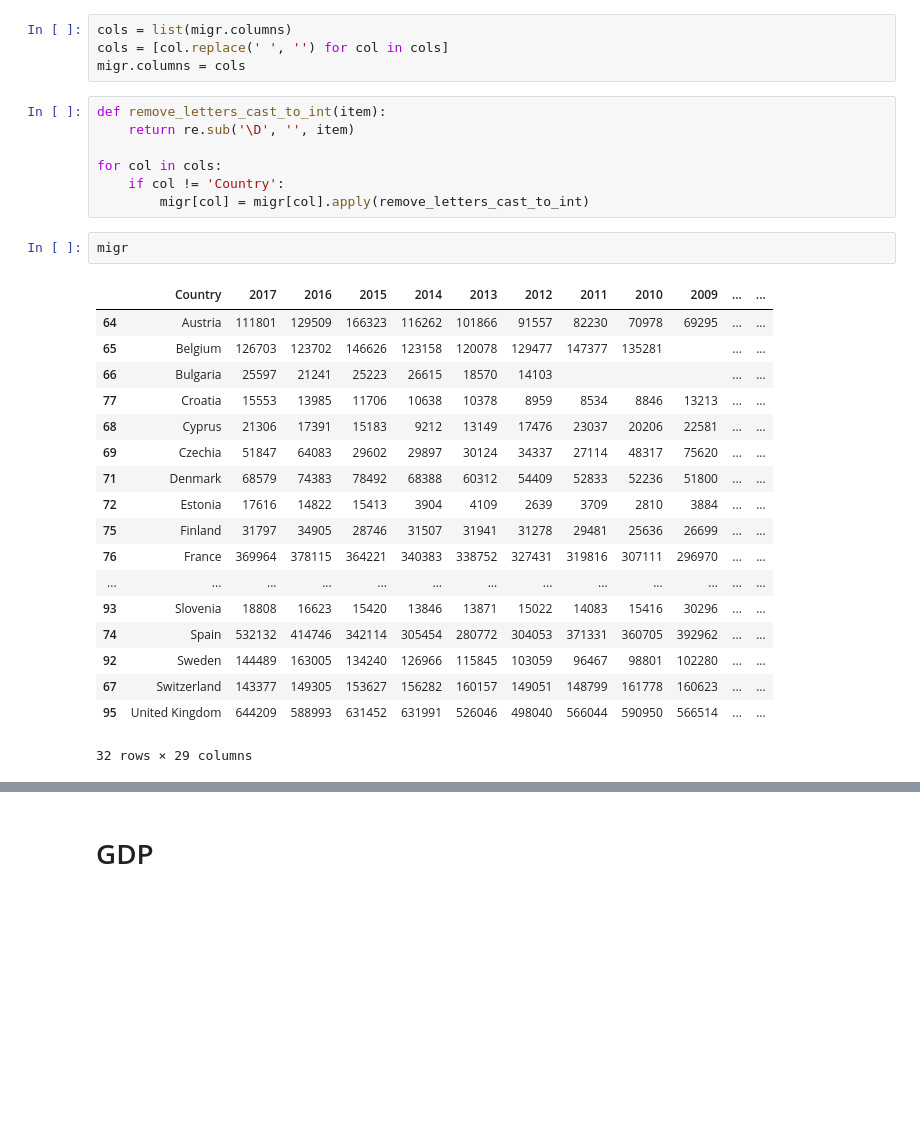
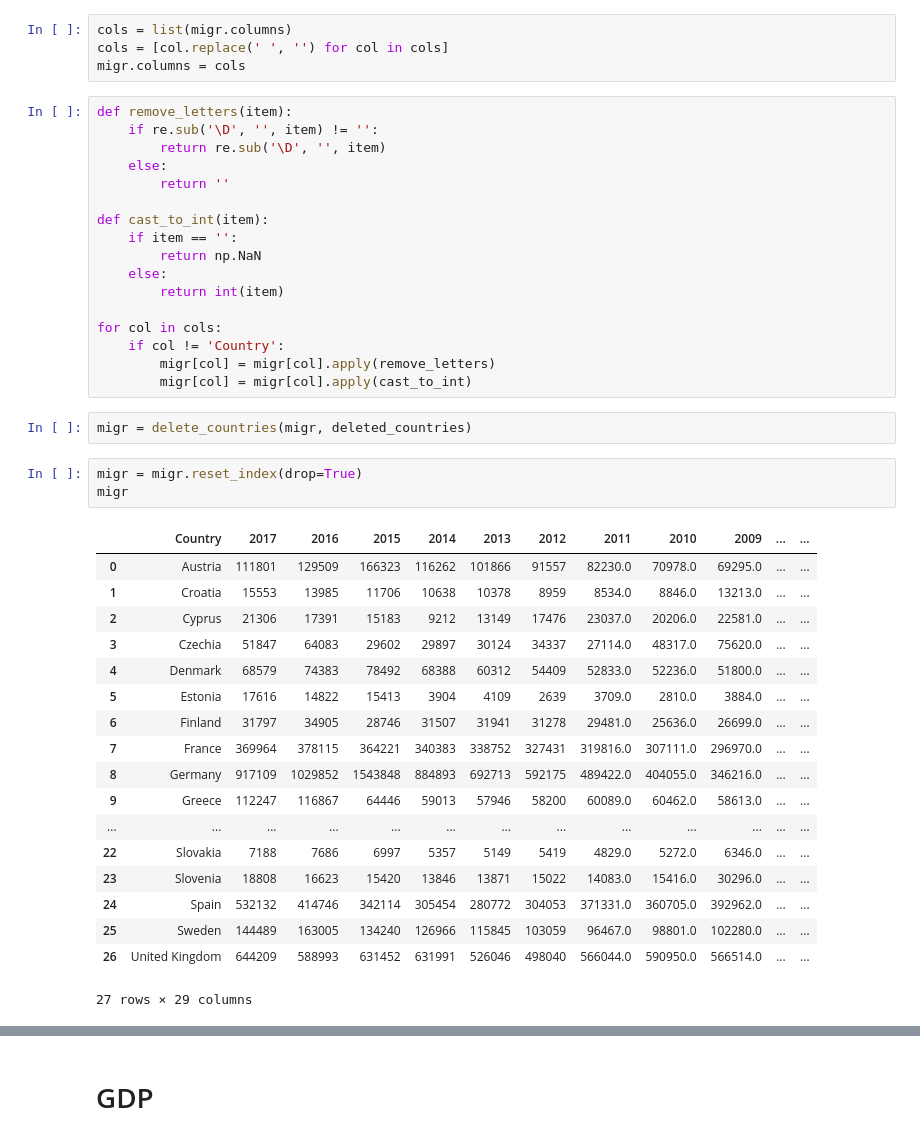
Before and after one commit to mateuszskiba/artificial-life1, a Jupyter notebook: Data/Data - EU countries.ipynb, the cells around one changed output, grey strips where cells are left out. Saved outputs shown, nothing was run; the diff lists cells and outputs as text; blank space fills up the shorter version.

```diff
--- a/Data/Data - EU countries.ipynb
+++ b/Data/Data - EU countries.ipynb
@@ -90,30 +108,43 @@ cols = list(migr.columns)
 cols = [col.replace(' ', '') for col in cols]
 migr.columns = cols
 # %%
-def remove_letters_cast_to_int(item):
-    return re.sub('\D', '', item)
+def remove_letters(item):
+    if re.sub('\D', '', item) != '':
+        return re.sub('\D', '', item)
+    else:
+        return ''
+
+def cast_to_int(item):
+    if item == '':
+        return np.NaN
+    else:
+        return int(item)
 
 for col in cols:
     if col != 'Country':
-        migr[col] = migr[col].apply(remove_letters_cast_to_int)
+        migr[col] = migr[col].apply(remove_letters)
+        migr[col] = migr[col].apply(cast_to_int)
-# %%
-migr
-# %% [output]
-|  | Country | 2017 | 2016 | 2015 | 2014 | 2013 | 2012 | 2011 | 2010 | 2009 | ... | ... |
-| 64 | Austria | 111801 | 129509 | 166323 | 116262 | 101866 | 91557 | 82230 | 70978 | 69295 | ... | ... |
-| 65 | Belgium | 126703 | 123702 | 146626 | 123158 | 120078 | 129477 | 147377 | 135281 |  | ... | ... |
-| 66 | Bulgaria | 25597 | 21241 | 25223 | 26615 | 18570 | 14103 |  |  |  | ... | ... |
-| 77 | Croatia | 15553 | 13985 | 11706 | 10638 | 10378 | 8959 | 8534 | 8846 | 13213 | ... | ... |
-| 68 | Cyprus | 21306 | 17391 | 15183 | 9212 | 13149 | 17476 | 23037 | 20206 | 22581 | ... | ... |
-| 69 | Czechia | 51847 | 64083 | 29602 | 29897 | 30124 | 34337 | 27114 | 48317 | 75620 | ... | ... |
-| 71 | Denmark | 68579 | 74383 | 78492 | 68388 | 60312 | 54409 | 52833 | 52236 | 51800 | ... | ... |
-| 72 | Estonia | 17616 | 14822 | 15413 | 3904 | 4109 | 2639 | 3709 | 2810 | 3884 | ... | ... |
-| 75 | Finland | 31797 | 34905 | 28746 | 31507 | 31941 | 31278 | 29481 | 25636 | 26699 | ... | ... |
-| 76 | France | 369964 | 378115 | 364221 | 340383 | 338752 | 327431 | 319816 | 307111 | 296970 | ... | ... |
-| ... | ... | ... | ... | ... | ... | ... | ... | ... | ... | ... | ... | ... |
-| 93 | Slovenia | 18808 | 16623 | 15420 | 13846 | 13871 | 15022 | 14083 | 15416 | 30296 | ... | ... |
-| 74 | Spain | 532132 | 414746 | 342114 | 305454 | 280772 | 304053 | 371331 | 360705 | 392962 | ... | ... |
-| 92 | Sweden | 144489 | 163005 | 134240 | 126966 | 115845 | 103059 | 96467 | 98801 | 102280 | ... | ... |
-| 67 | Switzerland | 143377 | 149305 | 153627 | 156282 | 160157 | 149051 | 148799 | 161778 | 160623 | ... | ... |
-| 95 | United Kingdom | 644209 | 588993 | 631452 | 631991 | 526046 | 498040 | 566044 | 590950 | 566514 | ... | ... |
-32 rows × 29 columns
+# %%
+migr = delete_countries(migr, deleted_countries)
+# %%
+migr = migr.reset_index(drop=True)
+migr
+# %% [output]
+|  | Country | 2017 | 2016 | 2015 | 2014 | 2013 | 2012 | 2011 | 2010 | 2009 | ... | ... |
+| 0 | Austria | 111801 | 129509 | 166323 | 116262 | 101866 | 91557 | 82230.0 | 70978.0 | 69295.0 | ... | ... |
+| 1 | Croatia | 15553 | 13985 | 11706 | 10638 | 10378 | 8959 | 8534.0 | 8846.0 | 13213.0 | ... | ... |
+| 2 | Cyprus | 21306 | 17391 | 15183 | 9212 | 13149 | 17476 | 23037.0 | 20206.0 | 22581.0 | ... | ... |
+| 3 | Czechia | 51847 | 64083 | 29602 | 29897 | 30124 | 34337 | 27114.0 | 48317.0 | 75620.0 | ... | ... |
+| 4 | Denmark | 68579 | 74383 | 78492 | 68388 | 60312 | 54409 | 52833.0 | 52236.0 | 51800.0 | ... | ... |
+| 5 | Estonia | 17616 | 14822 | 15413 | 3904 | 4109 | 2639 | 3709.0 | 2810.0 | 3884.0 | ... | ... |
+| 6 | Finland | 31797 | 34905 | 28746 | 31507 | 31941 | 31278 | 29481.0 | 25636.0 | 26699.0 | ... | ... |
+| 7 | France | 369964 | 378115 | 364221 | 340383 | 338752 | 327431 | 319816.0 | 307111.0 | 296970.0 | ... | ... |
+| 8 | Germany | 917109 | 1029852 | 1543848 | 884893 | 692713 | 592175 | 489422.0 | 404055.0 | 346216.0 | ... | ... |
+| 9 | Greece | 112247 | 116867 | 64446 | 59013 | 57946 | 58200 | 60089.0 | 60462.0 | 58613.0 | ... | ... |
+| ... | ... | ... | ... | ... | ... | ... | ... | ... | ... | ... | ... | ... |
+| 22 | Slovakia | 7188 | 7686 | 6997 | 5357 | 5149 | 5419 | 4829.0 | 5272.0 | 6346.0 | ... | ... |
+| 23 | Slovenia | 18808 | 16623 | 15420 | 13846 | 13871 | 15022 | 14083.0 | 15416.0 | 30296.0 | ... | ... |
+| 24 | Spain | 532132 | 414746 | 342114 | 305454 | 280772 | 304053 | 371331.0 | 360705.0 | 392962.0 | ... | ... |
+| 25 | Sweden | 144489 | 163005 | 134240 | 126966 | 115845 | 103059 | 96467.0 | 98801.0 | 102280.0 | ... | ... |
+| 26 | United Kingdom | 644209 | 588993 | 631452 | 631991 | 526046 | 498040 | 566044.0 | 590950.0 | 566514.0 | ... | ... |
+27 rows × 29 columns
```
Also changed, not shown: parts of 16 cells of this notebook.
